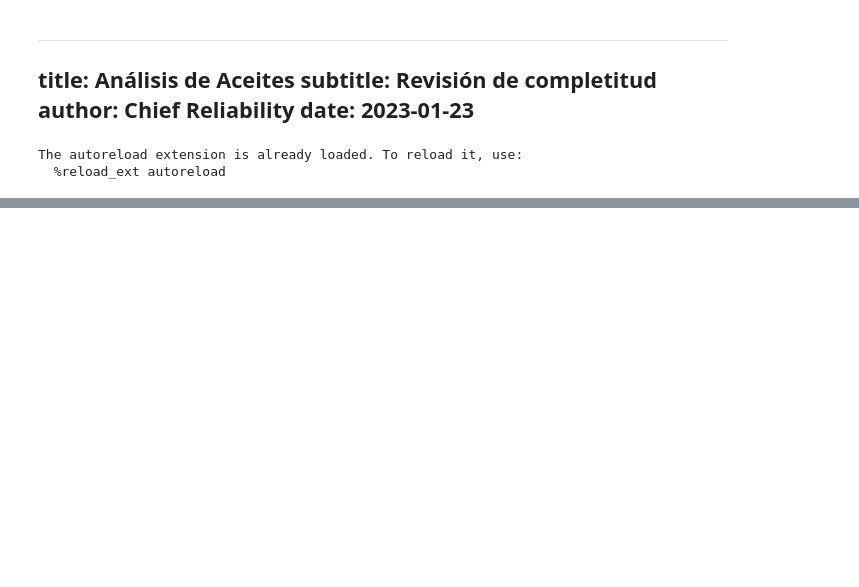
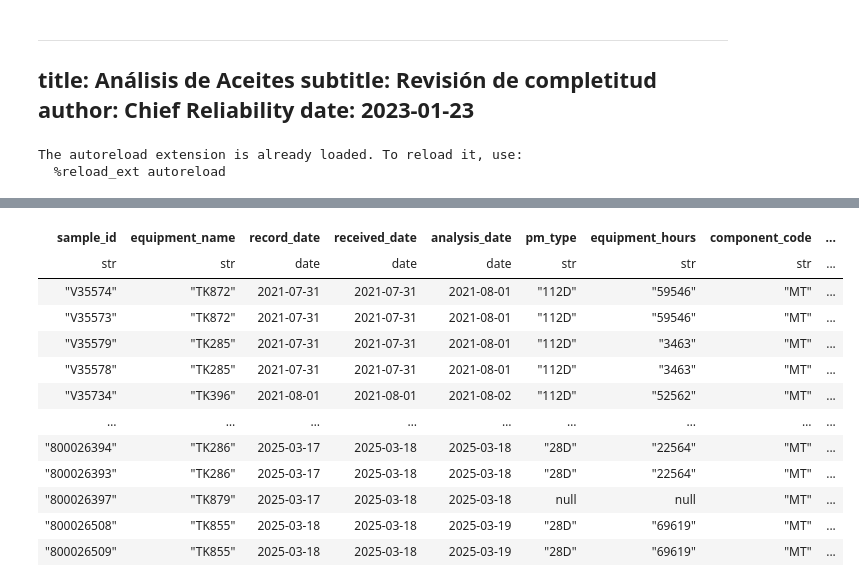
Before and after one commit to cecilvega/kbook, a Jupyter notebook: maintenance/oil_analysis.ipynb, the cells around one changed output, grey strips where cells are left out. Saved outputs shown, nothing was run; the diff lists cells and outputs as text; code cells hidden in the pictures; blank space fills up the shorter version.

```diff
--- a/maintenance/oil_analysis.ipynb
+++ b/maintenance/oil_analysis.ipynb
@@ -181,0 +39,79 @@ shape: (8_327, 46)
+# %%
+oil_analysis_categories = {
+    "metals": [
+        "al",  # ALUMINIO
+        "cr",  # CROMO
+        "cu",  # COBRE
+        "fe",  # FIERRO
+        "ni",  # NÍQUEL
+        "pb",  # PLOMO
+        "sn",  # ESTAÑO
+    ],
+    "contaminants": [
+        "k",  # POTASIO
+        "na",  # SODIO
+        "si",  # SILICIO
+    ],
+    "additives": [
+        "b",  # BORO
+        "ca",  # CALCIO
+        "mg",  # MAGNESIO
+        "mo",  # MOLIBDENO
+        "p",  # FÓSFORO
+        "zn",  # ZINC
+    ],
+    "viscosity": [
+        "viscosity_40c",  # VISCOSIDAD 40°C
+        "viscosity_100c",  # VISCOSIDAD 100°C
+    ],
+    "physical_chemical": [
+        "tbn",  # TBN
+        "water",  # AGUA
+        "fuel",  # DILUCIÓN
+        "soot",  # ÍNDICE DE HOLLÍN
+        "oxidation",  # OXIDACIÓN
+        "sulfation",  # SULFATACIÓN
+        "nitration",  # NITRACIÓN
+        "tan",  # TAN (Número Ácido Total)
+        "pq",  # PQ CONTAMINANTE
+    ],
+    "particles": [
+        "particles_gt_4",  # Partículas >4 μm/mL
+        "particles_gt_6",  # Partículas >6 μm/mL
+        "particles_gt_14",  # Partículas >14 μm/mL
+        # "iso_code",  # Código ISO
+    ],
+}
+df = oil_df.clone().drop(["iso_code"]).rename({"sample_date": "record_date"})
+idx_columns = [
+    "sample_id",
+    "equipment_name",
+    "record_date",
+    "received_date",
+    "analysis_date",
+    "pm_type",
+    "equipment_hours",
+    "component_code",
+    "position_code",
+    "is_microfiltered",
+]
+num_columns = [c for c in df.columns if c not in idx_columns]
+df = (
+    df.unpivot(
+        index=idx_columns, variable_name="parameter_code", value_name="parameter_value"
+    )
+    .with_columns(
+        parameter_category=pl.col("parameter_code").replace(
+            {
+                param: category
+                for category, params in oil_analysis_categories.items()
+                for param in params
+            }
+        ),
+        parameter_value=pl.col("parameter_value").cast(pl.Float64, strict=False),
+    )
+    .filter(pl.col("is_microfiltered") == False)
+    .filter(pl.col("parameter_category").is_in(list(oil_analysis_categories.keys())))
+)
+df
+# %% [output]
@@ -181,0 +119,13 @@ shape: (8_327, 46)
+| sample_id | equipment_name | record_date | received_date | analysis_date | pm_type | equipment_hours | component_code | ... |
+| str | str | date | date | date | str | str | str | ... |
+| "V35574" | "TK872" | 2021-07-31 | 2021-07-31 | 2021-08-01 | "112D" | "59546" | "MT" | ... |
+| "V35573" | "TK872" | 2021-07-31 | 2021-07-31 | 2021-08-01 | "112D" | "59546" | "MT" | ... |
+| "V35579" | "TK285" | 2021-07-31 | 2021-07-31 | 2021-08-01 | "112D" | "3463" | "MT" | ... |
+| "V35578" | "TK285" | 2021-07-31 | 2021-07-31 | 2021-08-01 | "112D" | "3463" | "MT" | ... |
+| "V35734" | "TK396" | 2021-08-01 | 2021-08-01 | 2021-08-02 | "112D" | "52562" | "MT" | ... |
+| … | … | … | … | … | … | … | … | ... |
+| "800026394" | "TK286" | 2025-03-17 | 2025-03-18 | 2025-03-18 | "28D" | "22564" | "MT" | ... |
+| "800026393" | "TK286" | 2025-03-17 | 2025-03-18 | 2025-03-18 | "28D" | "22564" | "MT" | ... |
+| "800026397" | "TK879" | 2025-03-17 | 2025-03-18 | 2025-03-18 | null | null | "MT" | ... |
+| "800026508" | "TK855" | 2025-03-18 | 2025-03-18 | 2025-03-19 | "28D" | "69619" | "MT" | ... |
+| "800026509" | "TK855" | 2025-03-18 | 2025-03-18 | 2025-03-19 | "28D" | "69619" | "MT" | ... |
```
Also changed, not shown: parts of 8 cells of this notebook, 2 other files.
